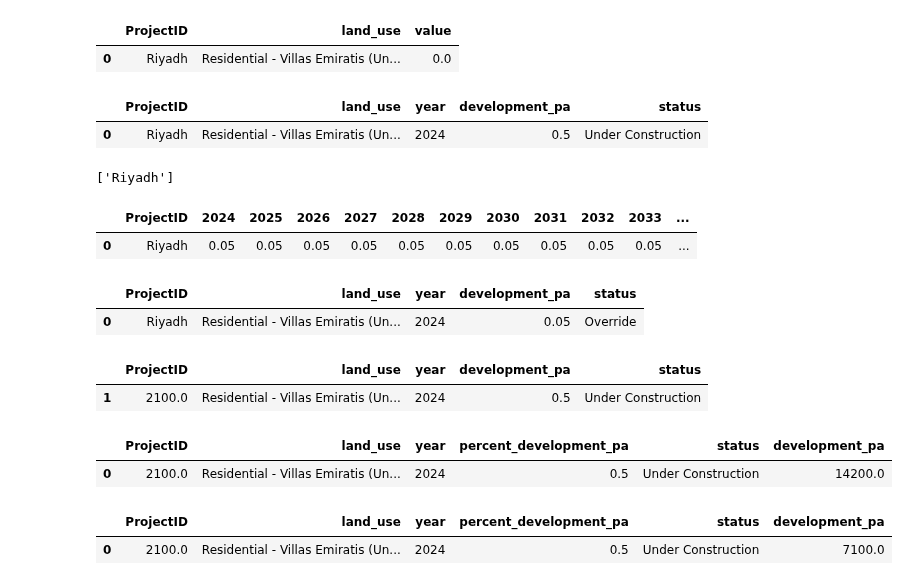
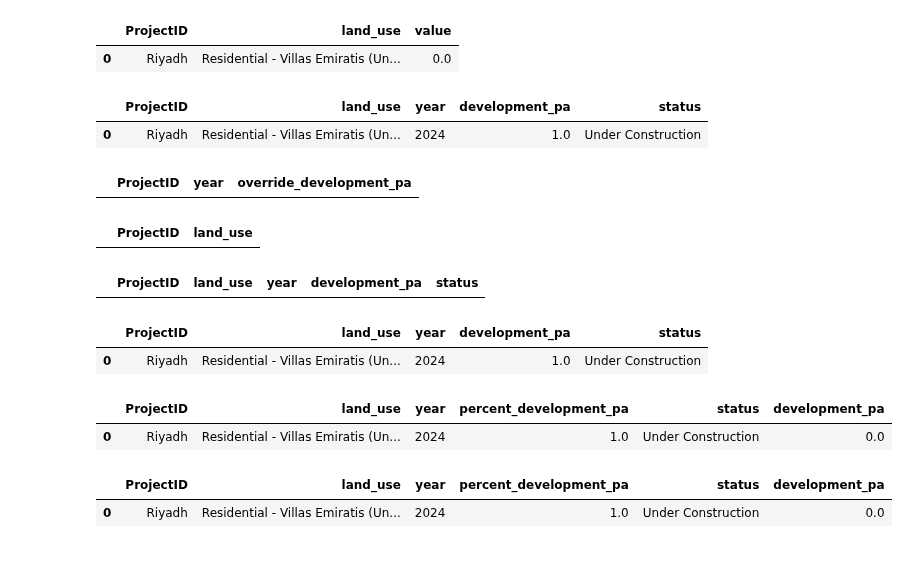
Before and after one commit to BuroHappoldLegacySoup/PlanCapitalLandModel, a Jupyter notebook: Land Model Exploratory Code.ipynb, the cells around one changed output. Saved outputs shown, nothing was run; the diff lists cells and outputs as text; code cells hidden in the pictures; blank space fills up the shorter version.

```diff
--- a/Land Model Exploratory Code.ipynb
+++ b/Land Model Exploratory Code.ipynb
@@ -130,10 +130,11 @@ total_development.head(1)
 |  | ProjectID | land_use | value |
 | 0 | Riyadh | Residential - Villas Emiratis (Un... | 0.0 |
 # %%
+
 # Creating a data frame that contains under construction development
 under_construction_development = committed_development[committed_development['group'] == 'Under Construction'].reset_index(drop = True)
-under_construction_development['Approved Completion Year'] =under_construction_development['Approved Completion Year'].apply(lambda x: 1 if pd.isna(x) or not isinstance(x, int) else x
-).astype(int)
+under_construction_development['Approved Completion Year'] = under_construction_development['Approved Completion Year'].fillna(plan_start).astype(int)
+under_construction_development['Approved Completion Year'] = under_construction_development.apply(lambda row: plan_start if row['Approved Completion Year'] <= plan_start else row['Approved Completion Year'],axis = 1)
 
 # Removing un-needed columns
 under_construction_development = under_construction_development.drop(['group','delay_period_yrs','Phasing_Note'],axis = 1)
@@ -149,7 +150,7 @@ under_construction_development = pd.concat([under_construction_development_split
 # Creating starting and end of phasing year columns
 
 under_construction_development['start_year'] = plan_start
-under_construction_development['end_year'] = under_construction_development['Approved Completion Year'].apply(lambda x: (plan_start + 1) if pd.isna(x) or x <= plan_start else x)
+under_construction_development['end_year'] = under_construction_development.apply(lambda row: plan_start if row['Approved Completion Year'] == plan_start else row['Approved Completion Year'],axis = 1)
 
 # Calculating the percentage of development over the course of each phasing period
 
@@ -224,12 +226,11 @@ development_phased = pd.concat([under_construction_development_phased,pipeline_d
 development_phased.head(1)
 # %% [output]
 |  | ProjectID | land_use | year | development_pa | status |
-| 0 | Riyadh | Residential - Villas Emiratis (Un... | 2024 | 0.5 | Under Construction |
+| 0 | Riyadh | Residential - Villas Emiratis (Un... | 2024 | 1.0 | Under Construction |
 # %%
 # Creating data frame containing the phased development
 
 override_phased = phasing_override_input.melt(id_vars= 'ProjectID').reset_index(drop = True)
-override_phased['value'] = override_phased.apply(lambda row: 0.05 if row['ProjectID'] == 'Riyadh' else row['value'],axis = 1)
 override_phased = override_phased.rename({'variable':'year','value':'override_development_pa'},axis =1).dropna().reset_index(drop = True)
 
 # Picking out developments that have associated phasings
@@ -237,9 +238,9 @@ override_phased = override_phased.rename({'variable':'year','value':'override_de
 override_mps = override_phased['ProjectID'].drop_duplicates()
 override_mps = override_mps.tolist()
 
-print(override_mps)
+override_phased.head(2)
 # %% [output]
-['Riyadh']
+|  | ProjectID | year | override_development_pa |
 # %%
 # Creating function for creating a sub-dataframe that contains the project ids and land uses in long form
 
@@ -269,10 +270,8 @@ override_land_use_df = override_land_use_df[override_land_use_df['ProjectID'] !=
 override_phased = override_phased.merge(override_land_use_df,how = 'left', on = 'ProjectID')
 override_phased.head(1)
 # %% [output]
-|  | ProjectID | 2024 | 2025 | 2026 | 2027 | 2028 | 2029 | 2030 | 2031 | 2032 | 2033 | ... |
-| 0 | Riyadh | 0.05 | 0.05 | 0.05 | 0.05 | 0.05 | 0.05 | 0.05 | 0.05 | 0.05 | 0.05 | ... |
+|  | ProjectID | land_use |
 # %%
-
 # Shifting override phased dataframe to long form for merging with the phased development dataframe
 
 override_phased = override_phased.melt(id_vars = ['ProjectID','land_use'])
@@ -281,7 +280,6 @@ override_phased['status'] = 'Override'
 override_phased.head(1)
 # %% [output]
 |  | ProjectID | land_use | year | development_pa | status |
-| 0 | Riyadh | Residential - Villas Emiratis (Un... | 2024 | 0.05 | Override |
 # %%
 # Filtering out masterplans that have been have been overridden
 
@@ -293,28 +291,29 @@ development_phased = pd.concat([development_phased,override_phased],axis = 0)
 development_phased.head(1)
 # %% [output]
 |  | ProjectID | land_use | year | development_pa | status |
-| 1 | 2100.0 | Residential - Villas Emiratis (Un... | 2024 | 0.5 | Under Construction |
+| 0 | Riyadh | Residential - Villas Emiratis (Un... | 2024 | 1.0 | Under Construction |
 # %%
 # Merging the phased development with the total quantity of development by masterplan
 development_phased = development_phased.merge(total_development, how='left', on=['ProjectID', 'land_use'])
 
 # Rename columns
 development_phased = development_phased.rename({'development_pa': 'percent_development_pa', 'value': 'development_pa'}, axis=1)
 
 # Function to clean and convert values
 def clean_and_convert(value):
     if pd.isnull(value) or value == '':
         return 0.0
     else:
-        cleaned_value = re.sub(r'[^\d]', '', str(value))
+    # Keep digits, decimal points, and scientific notation
+        cleaned_value = re.sub(r'[^\d.eE+-]', '', str(value))
         return float(cleaned_value) if cleaned_value else 0.0
 
 # Apply the function to the 'development_pa' column
 development_phased['development_pa'] = development_phased['development_pa'].apply(clean_and_convert)
 development_phased.head(1)
 # %% [output]
 |  | ProjectID | land_use | year | percent_development_pa | status | development_pa |
-| 0 | 2100.0 | Residential - Villas Emiratis (Un... | 2024 | 0.5 | Under Construction | 14200.0 |
+| 0 | Riyadh | Residential - Villas Emiratis (Un... | 2024 | 1.0 | Under Construction | 0.0 |
 # %%
 # Fill NaN values with 0 (if any)
 development_phased['development_pa'] = development_phased['development_pa'].fillna(0)
@@ -327,5 +326,5 @@ development_phased['development_pa'] = development_phased['development_pa'] * de
 development_phased.head(1)
 # %% [output]
 |  | ProjectID | land_use | year | percent_development_pa | status | development_pa |
-| 0 | 2100.0 | Residential - Villas Emiratis (Un... | 2024 | 0.5 | Under Construction | 7100.0 |
+| 0 | Riyadh | Residential - Villas Emiratis (Un... | 2024 | 1.0 | Under Construction | 0.0 |
 # %%
```
Also changed, not shown: parts of 6 cells of this notebook, 3 other files.
